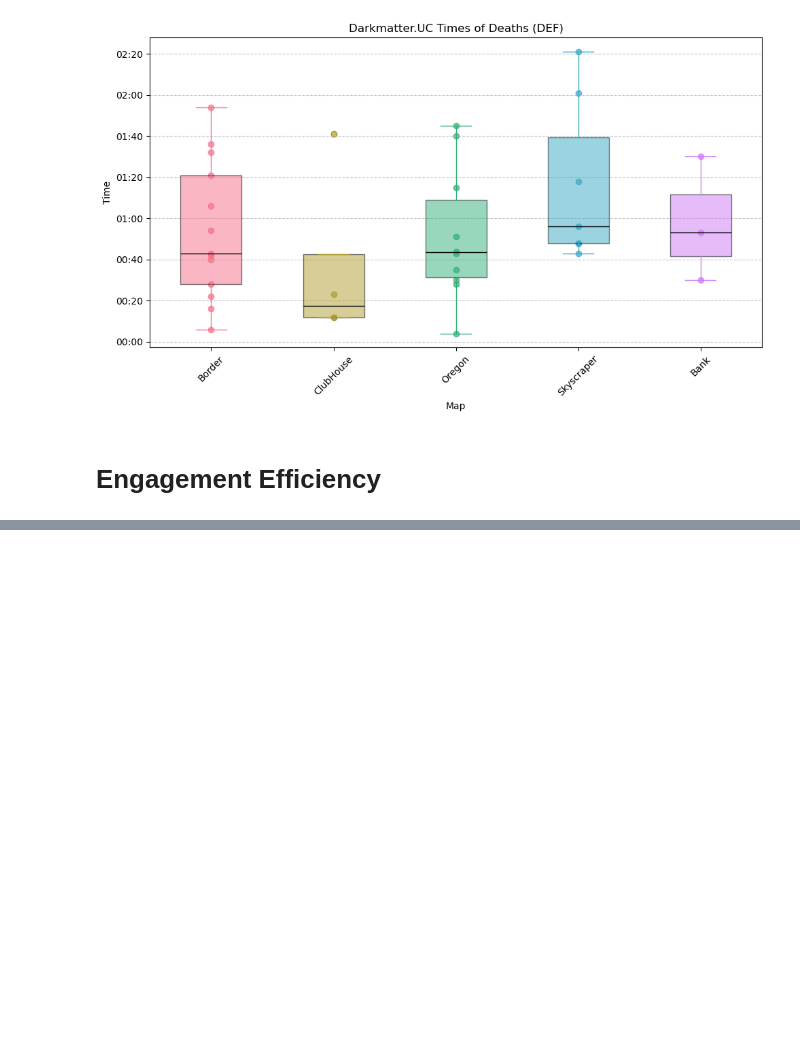
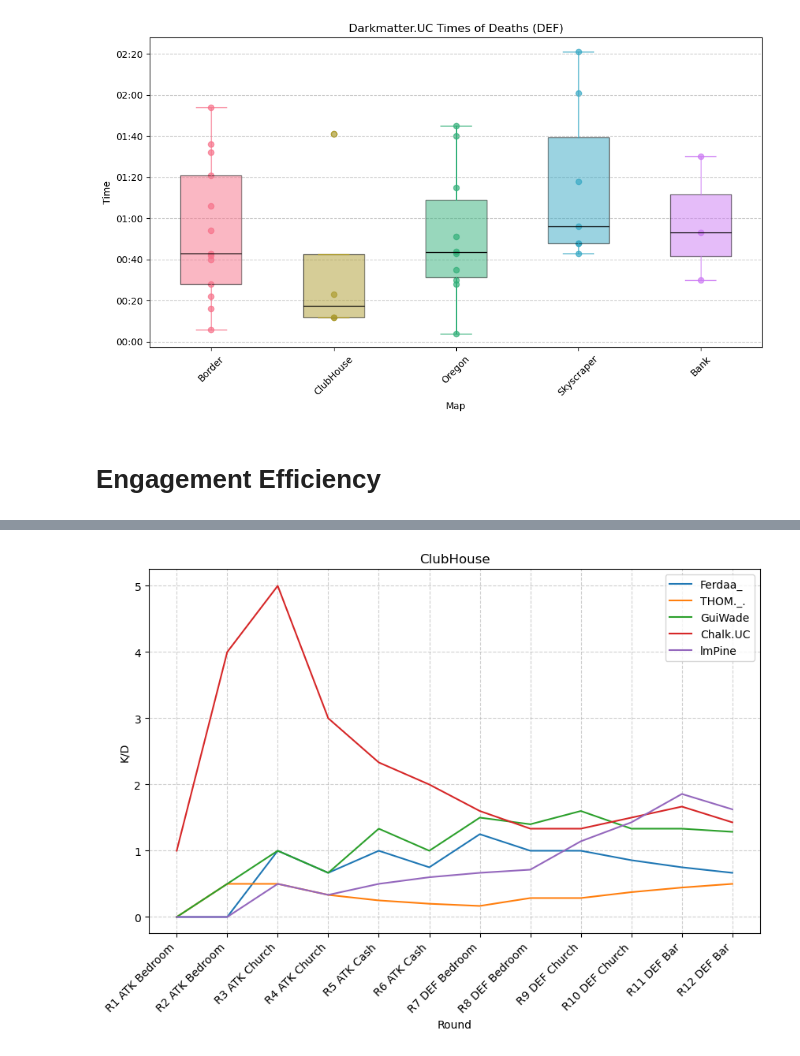
Before and after one commit to CodingPenguin1/UCR6-Stats-Bot, a Jupyter notebook: src/test.ipynb, the cells around one changed output, grey strips where cells are left out. Saved outputs shown, nothing was run; the diff lists cells and outputs as text; code cells hidden in the pictures; blank space fills up the shorter version.

```diff
--- a/src/test.ipynb
+++ b/src/test.ipynb
@@ -285,0 +405,11 @@ plot_engagements(*get_engagements_plot_data(kill_df, player_id, "def"), f"Engage
+# %%
+kds = {pid: [] for pid in kill_counts}
+for player_id in player_ids:
+    for i in range(len(kill_counts[player_id])):
+        kill_count = sum(kill_counts[player_id][: i + 1])
+        death_count = sum(death_counts[player_id][: i + 1])
+        if death_count > 0:
+            kd = kill_count / death_count
+        else:
+            kd = kill_count
+        kds[player_id].append(kd)
@@ -285,0 +446,16 @@ plot_engagements(*get_engagements_plot_data(kill_df, player_id, "def"), f"Engage
+# %%
+plt.figure(figsize=(10, 6))
+
+for player_id, kd_values in kds.items():
+    plt.plot(kd_values, label=get_player_name_from_id(player_id))  # Plot each list with markers
+
+map_name = kills[kills["match_id"] == match_id].iloc[0]["map"]
+plt.title(map_name)
+plt.xlabel("Round")
+plt.ylabel("K/D")
+plt.xticks(ticks=range(len(xticks)), labels=xticks, rotation=45, ha="right")
+plt.legend()  # Show legend for keys
+plt.grid(True, linestyle="--", alpha=0.6)
+plt.show()
+# %% [output]
+[figure, added]
```
Also changed, not shown: parts of 17 cells of this notebook, 10 other files.
